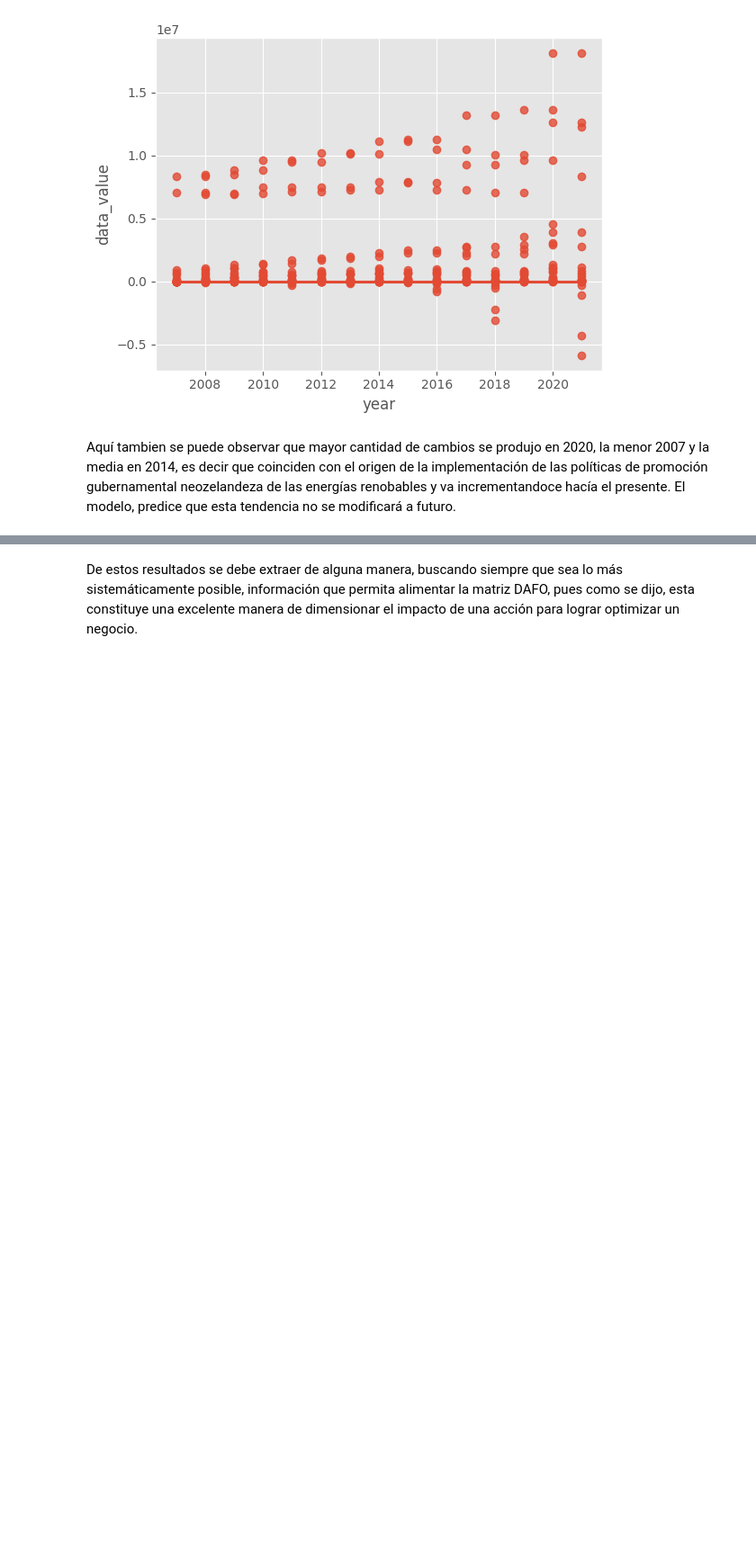
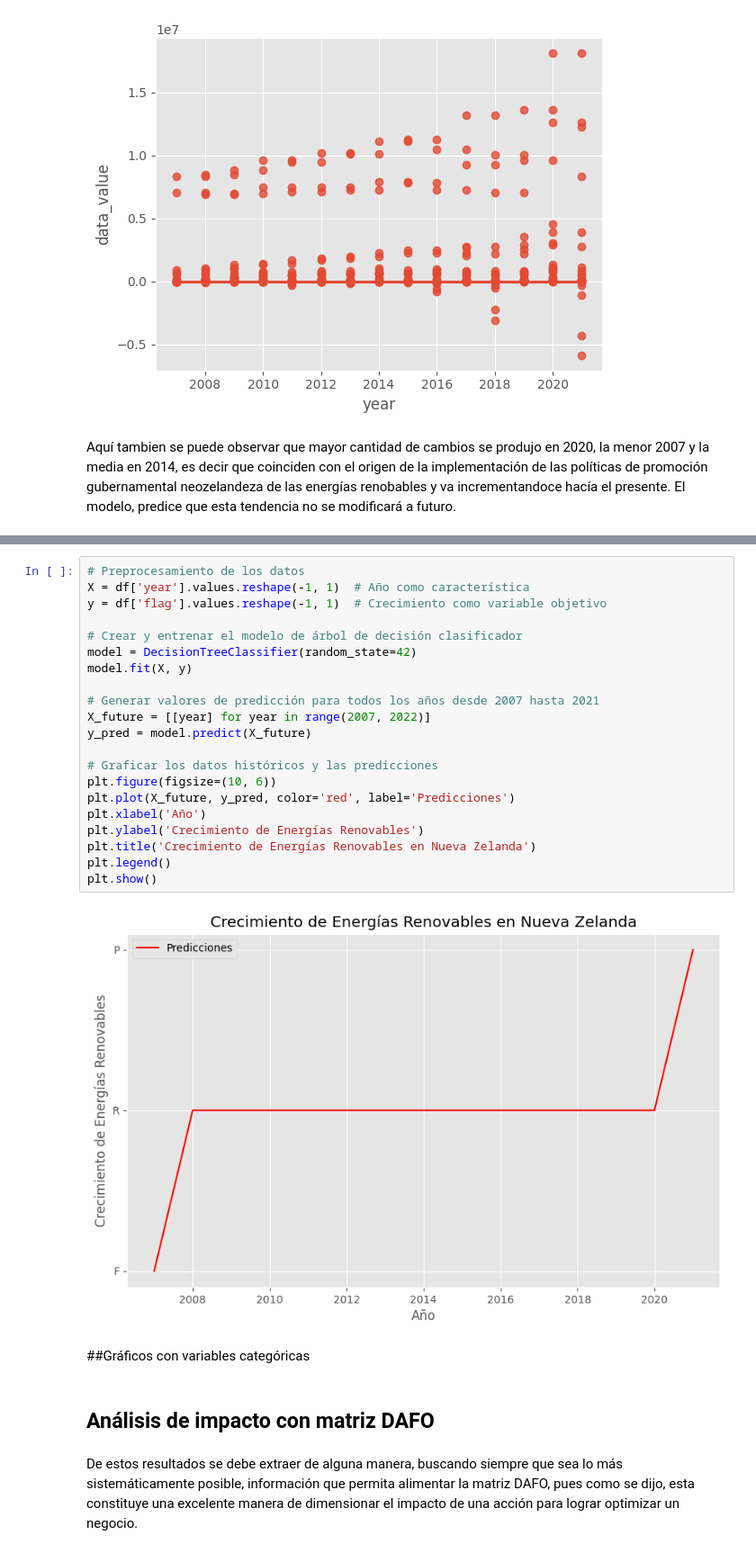
Before and after one commit to Jmarsaki/profin_PP2, a Jupyter notebook: Proyecto_de_software_para_medir_posible_impacto_en_políticas_de_innovación_energética.ipynb, the cells around one changed output, grey strips where cells are left out. Shown: that part at 90% size. Cells and saved outputs as stored; diff of their text form; blank space fills up the shorter version.

```diff
--- a/Proyecto_de_software_para_medir_posible_impacto_en_políticas_de_innovación_energética.ipynb
+++ b/Proyecto_de_software_para_medir_posible_impacto_en_políticas_de_innovación_energética.ipynb
@@ -384,3 +476,30 @@ Aquí tambien se puede observar que mayor cantidad de cambios se produjo en 2020
+# %%
+# Preprocesamiento de los datos
+X = df['year'].values.reshape(-1, 1)  # Año como característica
+y = df['flag'].values.reshape(-1, 1)  # Crecimiento como variable objetivo
+
+# Crear y entrenar el modelo de árbol de decisión clasificador
+model = DecisionTreeClassifier(random_state=42)
+model.fit(X, y)
+
+# Generar valores de predicción para todos los años desde 2007 hasta 2021
+X_future = [[year] for year in range(2007, 2022)]
+y_pred = model.predict(X_future)
+
+# Graficar los datos históricos y las predicciones
+plt.figure(figsize=(10, 6))
+plt.plot(X_future, y_pred, color='red', label='Predicciones')
+plt.xlabel('Año')
+plt.ylabel('Crecimiento de Energías Renovables')
+plt.title('Crecimiento de Energías Renovables en Nueva Zelanda')
+plt.legend()
+plt.show()
+# %% [output]
+[figure, added]
+# %% [markdown]
+##Gráficos con variables categóricas
+# %% [markdown]
+## Análisis de impacto con matriz DAFO
 # %% [markdown]
 De estos resultados se debe extraer de alguna manera, buscando siempre que sea lo más sistemáticamente posible, información que permita alimentar la matriz DAFO, pues como se dijo, esta constituye una excelente manera de dimensionar el impacto de una acción para lograr optimizar un negocio.
 # %% [markdown]
```
Also changed, not shown: parts of 26 cells of this notebook.
